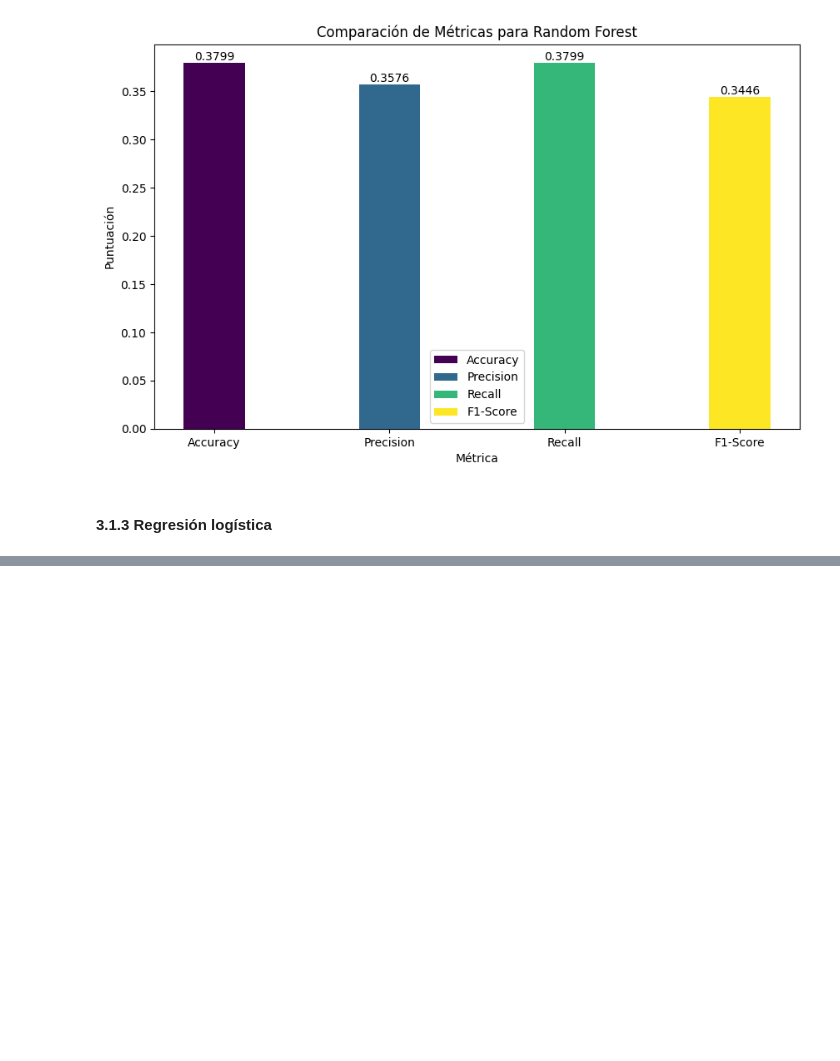
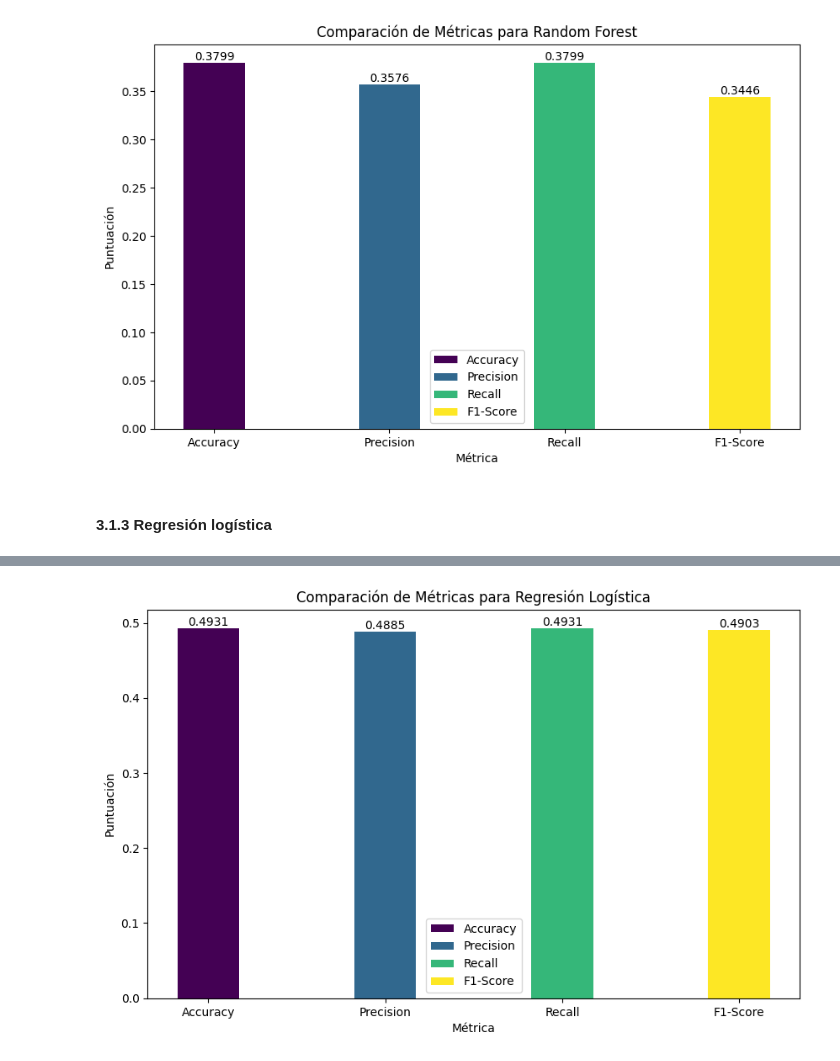
Before and after one commit to BI-Grupo36/Proyecto1_Etapa1, a Jupyter notebook: Proyecto1_Etapa1.ipynb, the cells around one changed output, grey strips where cells are left out. Saved outputs shown, nothing was run; the diff lists cells and outputs as text; code cells hidden in the pictures; blank space fills up the shorter version.

Commit message:
push para que mariale trabaje

```diff
--- a/Proyecto1_Etapa1.ipynb
+++ b/Proyecto1_Etapa1.ipynb
@@ -1116,0 +1068,23 @@ Created in <span style='font-weight:600;margin-left:4px;'>Deepnote</span></a>
+# %%
+# Crear el gráfico de barras
+plt.figure(figsize=(10, 6))
+bar_width = 0.35
+index = np.arange(len(metrics))
+
+scores = [accuracy] + [classification_report(y_test, y_pred_lg, output_dict=True)['weighted avg'][metric.lower()] for metric in metrics[1:]]
+
+# Iterar sobre las métricas y sus puntuaciones para graficarlas con colores diferentes
+for i, metric in enumerate(metrics):
+    plt.bar(index[i], scores[i], bar_width, color=colors[i], label=metric)
+    # Agregar el número exacto en la punta de la barra
+    plt.text(index[i], scores[i], f"{scores[i]:.4f}", ha='center', va='bottom')
+
+# Configuración adicional del gráfico
+plt.xlabel('Métrica')
+plt.ylabel('Puntuación')
+plt.title('Comparación de Métricas para Regresión Logística')
+plt.xticks(index, metrics)
+plt.legend()
+plt.show()
+# %% [output]
+[figure, added]
```
Also changed, not shown: parts of 9 cells of this notebook.
